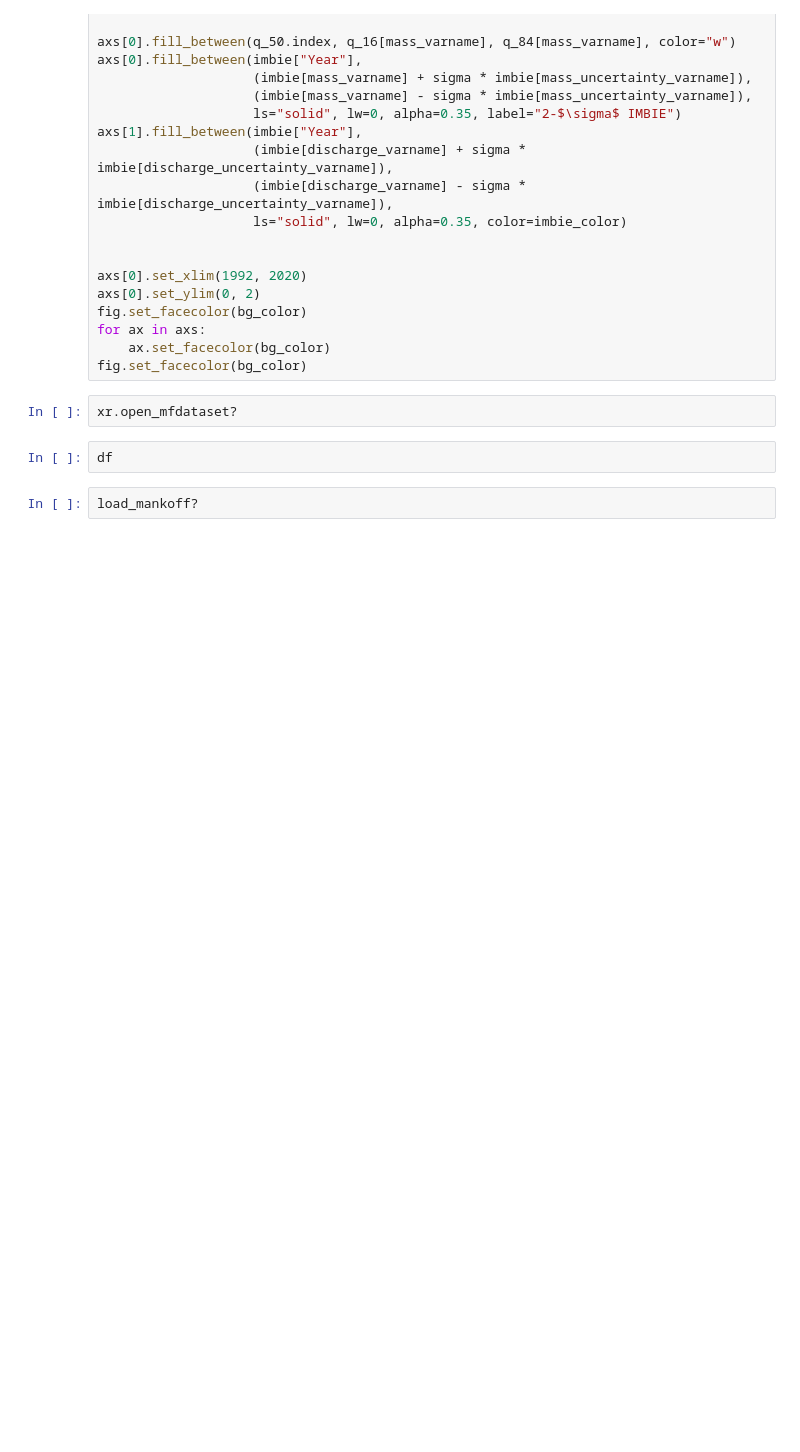
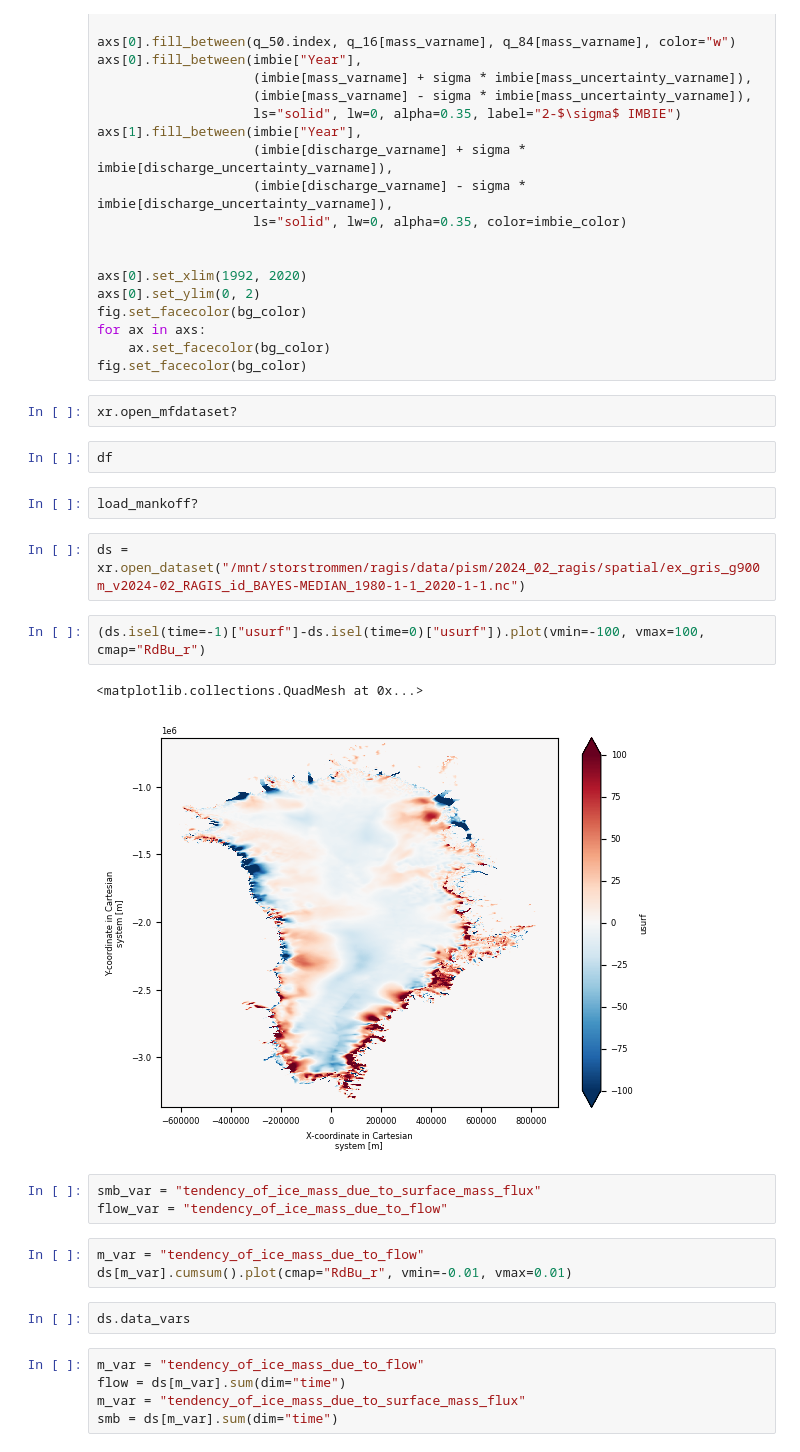
Before and after one commit to pism/pism-ragis, a Jupyter notebook: notebooks/analyze_ensembles_2.ipynb, the cells around one changed output. Cells and saved outputs as stored; diff of their text form; blank space fills up the shorter version.

```diff
--- a/notebooks/analyze_ensembles_2.ipynb
+++ b/notebooks/analyze_ensembles_2.ipynb
@@ -819,3 +679,23 @@ xr.open_mfdataset?
 df
 # %%
 load_mankoff?
+# %%
+ds = xr.open_dataset("/mnt/storstrommen/ragis/data/pism/2024_02_ragis/spatial/ex_gris_g900m_v2024-02_RAGIS_id_BAYES-MEDIAN_1980-1-1_2020-1-1.nc")
+# %%
+(ds.isel(time=-1)["usurf"]-ds.isel(time=0)["usurf"]).plot(vmin=-100, vmax=100, cmap="RdBu_r")
+# %% [output]
+<matplotlib.collections.QuadMesh at 0x...>
+[figure, added]
+# %%
+smb_var = "tendency_of_ice_mass_due_to_surface_mass_flux"
+flow_var = "tendency_of_ice_mass_due_to_flow"
+# %%
+m_var = "tendency_of_ice_mass_due_to_flow"
+ds[m_var].cumsum().plot(cmap="RdBu_r", vmin=-0.01, vmax=0.01)
+# %%
+ds.data_vars
+# %%
+m_var = "tendency_of_ice_mass_due_to_flow"
+flow = ds[m_var].sum(dim="time")
+m_var = "tendency_of_ice_mass_due_to_surface_mass_flux"
+smb = ds[m_var].sum(dim="time")
```
Also changed, not shown: parts of 13 cells of this notebook, 1 other file.
